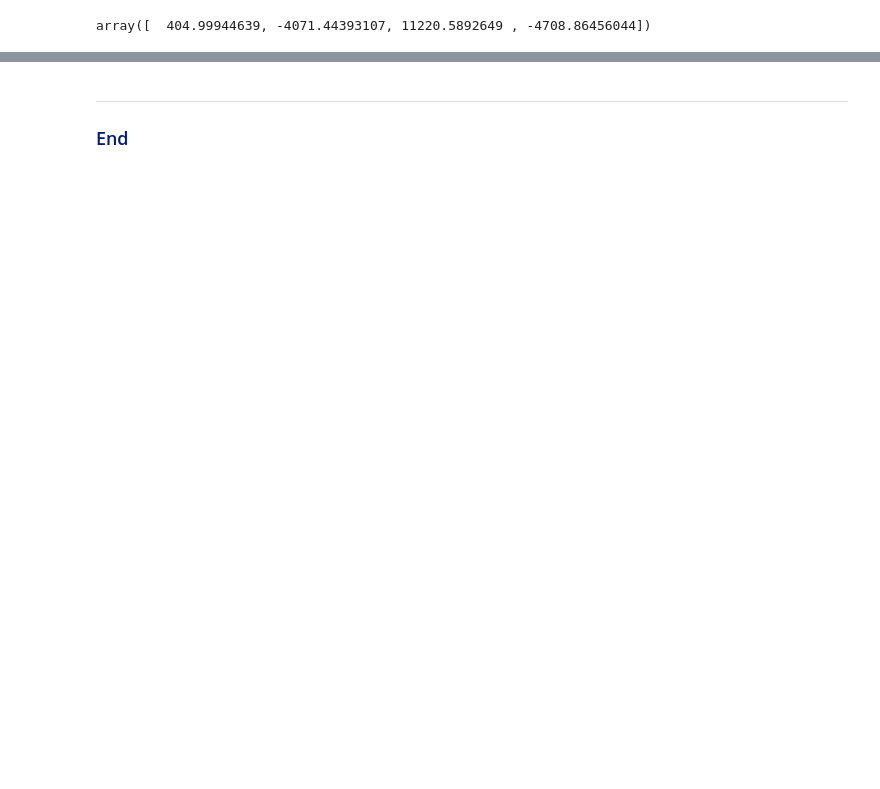
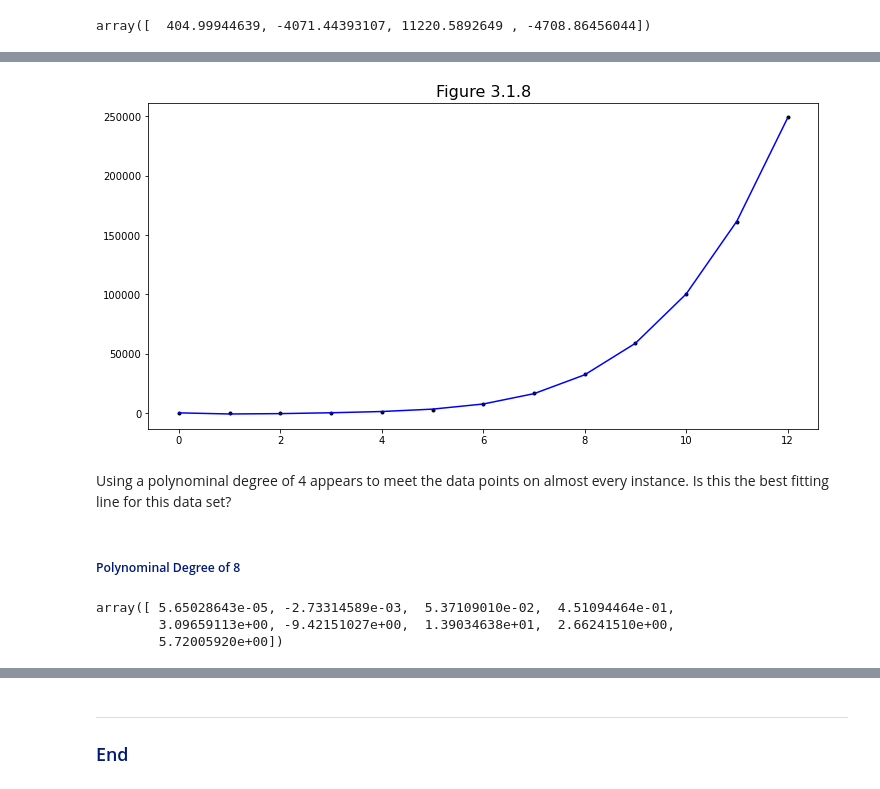
Before and after one commit to SarahMcN25/machine_stastics_assessment, a Jupyter notebook: practicals/03-parameters-exercises.ipynb, the cells around one changed output, grey strips where cells are left out. Saved outputs shown, nothing was run; the diff lists cells and outputs as text; code cells hidden in the pictures; blank space fills up the shorter version.

```diff
--- a/practicals/03-parameters-exercises.ipynb
+++ b/practicals/03-parameters-exercises.ipynb
@@ -260,0 +266,26 @@ ax.plot(x, params[0] * x + params[1], 'b-')
+# %%
+# Create a plot.
+fig, ax = plt.subplots(figsize=(12,6))
+
+# Plot x vs y.
+ax.plot(x, y, 'k.')
+
+# Plot x vs parameters on x.
+ax.plot(x, np.polyval(params, x), 'b-')
+
+plt.title("Figure 3.1.8", size=16)
+plt.show()
+# %% [output]
+[figure, added]
+# %% [markdown]
+Using a polynominal degree of 4 appears to meet the data points on almost every instance. Is this the best fitting line for this data set?
+# %% [markdown]
+<h5 style="color: #001a79;">Polynominal Degree of 8</h5>
+# %%
+# Use x and y to try to find the original parameters.
+params = np.polyfit(x, y, 8)
+params
+# %% [output]
+array([ 5.65028643e-05, -2.73314589e-03,  5.37109010e-02,  4.51094464e-01,
+        3.09659113e+00, -9.42151027e+00,  1.39034638e+01,  2.66241510e+00,
+        5.72005920e+00])
```
Also changed, not shown: parts of 19 cells of this notebook.
